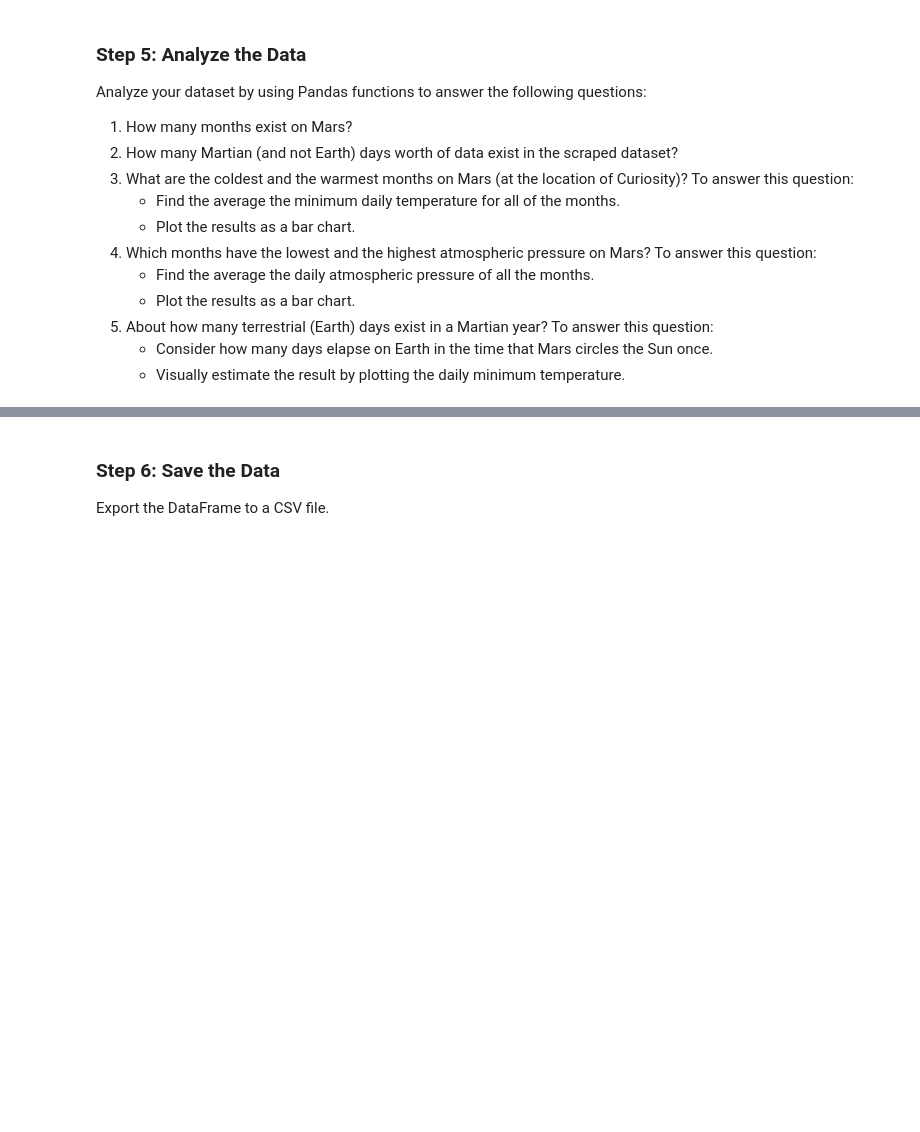
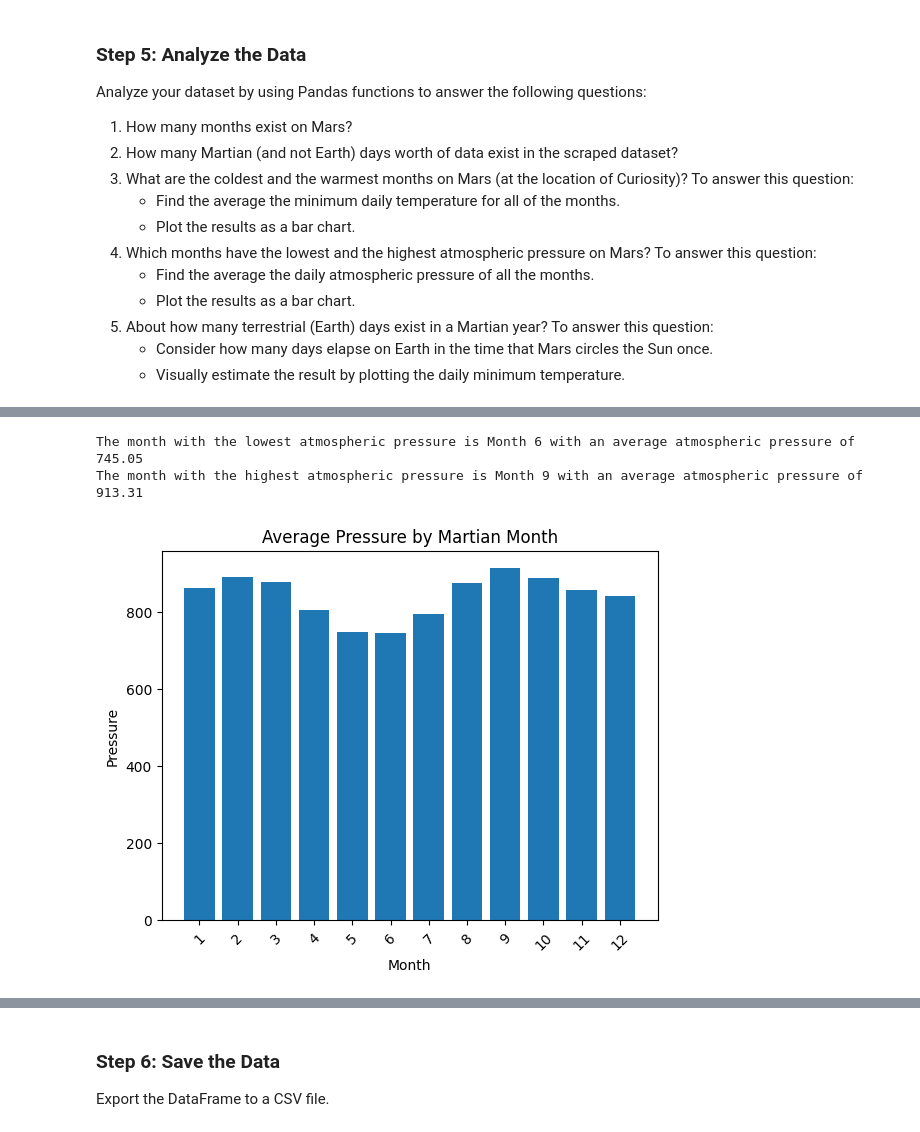
Before and after one commit to drainlm/Mars-News-Scraper, a Jupyter notebook: part_2_mars_weather.ipynb, the cells around one changed output, grey strips where cells are left out. Cells and saved outputs as stored; diff of their text form; code cells hidden in the pictures; blank space fills up the shorter version.

```diff
--- a/part_2_mars_weather.ipynb
+++ b/part_2_mars_weather.ipynb
@@ -136,0 +190,7 @@ The distance from peak to peak is roughly 1425-750, or 675 days. A year on Mars
+# %%
+# 4. Average pressure by Martian month
+avg_pressure_by_month = mars_weather_df.groupby('month')['pressure'].mean()
+
+# Print the average pressure by month
+for month, pressure in avg_pressure_by_month.items():
+    print(f"Month {month}'s average pressure is {pressure:.2f}.")
@@ -136,0 +210,19 @@ The distance from peak to peak is roughly 1425-750, or 675 days. A year on Mars
+# %%
+lowest_month = avg_pressure_by_month.idxmin()
+highest_month = avg_pressure_by_month.idxmax()
+
+print(f"The month with the lowest atmospheric pressure is Month {lowest_month} with an average atmospheric pressure of {avg_pressure_by_month[lowest_month]:.2f}")
+print(f"The month with the highest atmospheric pressure is Month {highest_month} with an average atmospheric pressure of {avg_pressure_by_month[highest_month]:.2f}")
+# %% [output]
+The month with the lowest atmospheric pressure is Month 6 with an average atmospheric pressure of 745.05
+The month with the highest atmospheric pressure is Month 9 with an average atmospheric pressure of 913.31
+# %%
+# Plot the average pressure by month
+plt.bar(avg_pressure_by_month.index, avg_pressure_by_month)
+plt.xticks(avg_pressure_by_month.index, rotation=45)
+plt.title('Average Pressure by Martian Month')
+plt.ylabel('Pressure')
+plt.xlabel('Month')
+plt.show()
+# %% [output]
+[figure, added]
```
Also changed, not shown: parts of 36 cells of this notebook, 14 other files.
